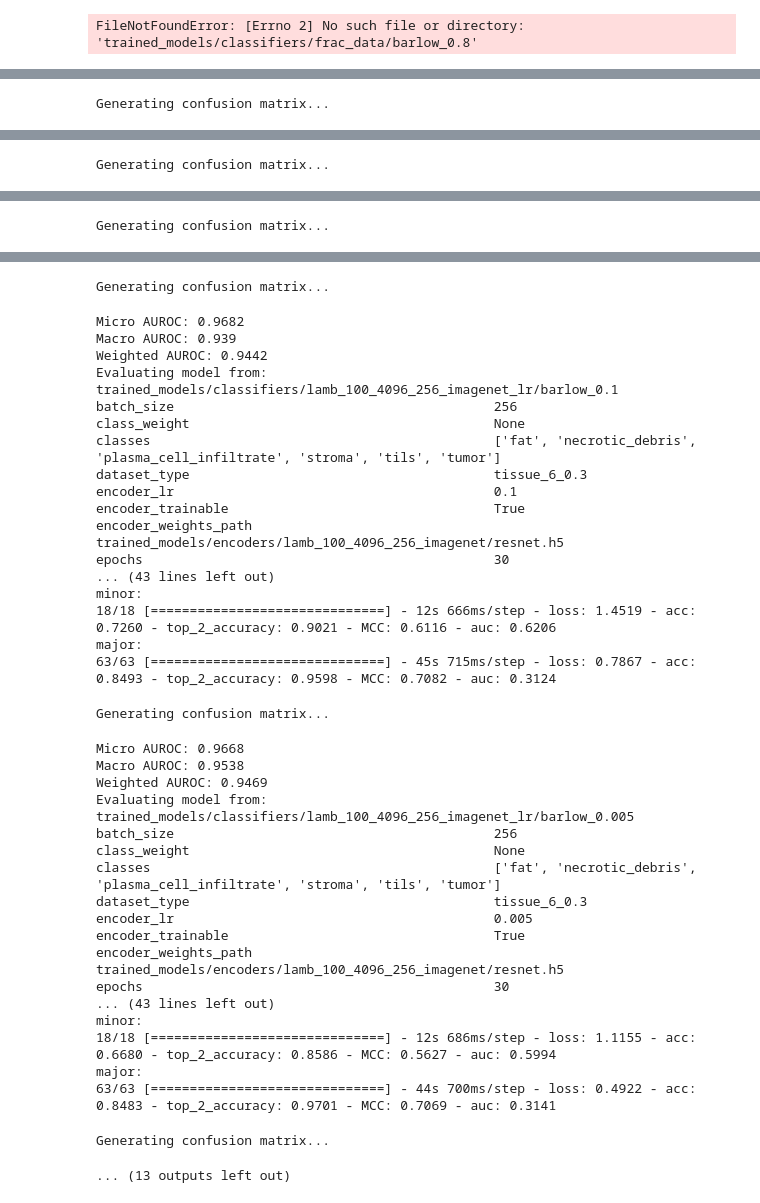
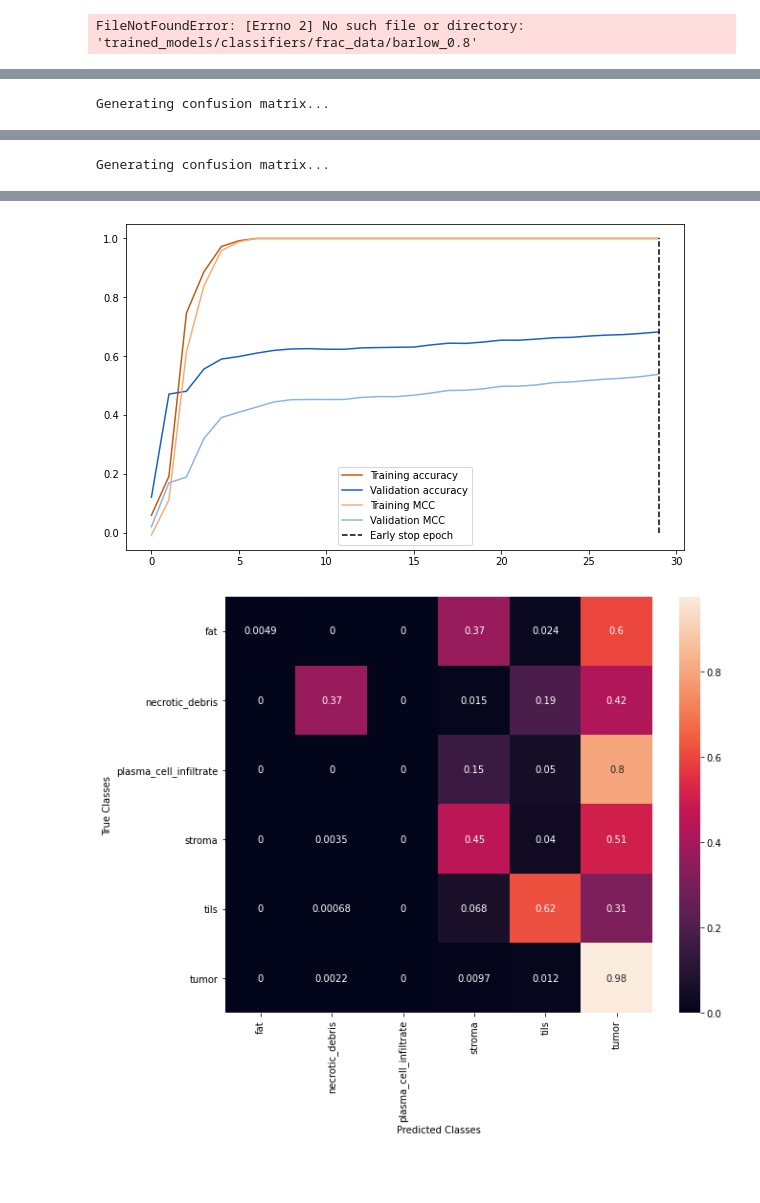
Before and after one commit to lancezhang04/semi-supervised-learning-for-histopathology, a Jupyter notebook: evaluate_model.ipynb, the cells around one changed output, grey strips where cells are left out. Cells and saved outputs as stored; diff of their text form; code cells hidden in the pictures; blank space fills up the shorter version.

```diff
--- a/evaluate_model.ipynb
+++ b/evaluate_model.ipynb
@@ -165,7 +143,9 @@ Weighted AUROC: 0.9497
 # %%
-folder_dir = 'trained_models/classifiers/lamb_100_4096_256_imagenet_lr'
+folder_dir = 'trained_models/classifiers/imagenet'
+# models = os.listdir(folder_dir)
+models = ['barlow_0.005', 'barlow_0.01']
 
-for name in os.listdir(folder_dir):
+for name in models:
     save_dir = os.path.join(folder_dir, name)
     print('Evaluating model from:', save_dir)
 
@@ -279 +244,0 @@ major:
-Generating confusion matrix...
@@ -297,38 +245,2 @@ major:
-Generating confusion matrix...
-Micro AUROC: 0.9682
-Macro AUROC: 0.939
-Weighted AUROC: 0.9442
-Evaluating model from: trained_models/classifiers/lamb_100_4096_256_imagenet_lr/barlow_0.1
-batch_size                                         256
-class_weight                                       None
-classes                                            ['fat', 'necrotic_debris', 'plasma_cell_infiltrate', 'stroma', 'tils', 'tumor']
-dataset_type                                       tissue_6_0.3
-encoder_lr                                         0.1
-encoder_trainable                                  True
-encoder_weights_path                               trained_models/encoders/lamb_100_4096_256_imagenet/resnet.h5
-epochs                                             30
-... (43 lines left out)
-minor:
-18/18 [==============================] - 12s 666ms/step - loss: 1.4519 - acc: 0.7260 - top_2_accuracy: 0.9021 - MCC: 0.6116 - auc: 0.6206
-major:
-63/63 [==============================] - 45s 715ms/step - loss: 0.7867 - acc: 0.8493 - top_2_accuracy: 0.9598 - MCC: 0.7082 - auc: 0.3124
-Generating confusion matrix...
-Micro AUROC: 0.9668
-Macro AUROC: 0.9538
-Weighted AUROC: 0.9469
-Evaluating model from: trained_models/classifiers/lamb_100_4096_256_imagenet_lr/barlow_0.005
-batch_size                                         256
-class_weight                                       None
-classes                                            ['fat', 'necrotic_debris', 'plasma_cell_infiltrate', 'stroma', 'tils', 'tumor']
-dataset_type                                       tissue_6_0.3
-encoder_lr                                         0.005
-encoder_trainable                                  True
-encoder_weights_path                               trained_models/encoders/lamb_100_4096_256_imagenet/resnet.h5
-epochs                                             30
-... (43 lines left out)
-minor:
-18/18 [==============================] - 12s 686ms/step - loss: 1.1155 - acc: 0.6680 - top_2_accuracy: 0.8586 - MCC: 0.5627 - auc: 0.5994
-major:
-63/63 [==============================] - 44s 700ms/step - loss: 0.4922 - acc: 0.8483 - top_2_accuracy: 0.9701 - MCC: 0.7069 - auc: 0.3141
-Generating confusion matrix...
-... (13 outputs left out)
+[figure, added]
+[figure, added]
```
Also changed, not shown: parts of 2 cells of this notebook, 5 other files.
